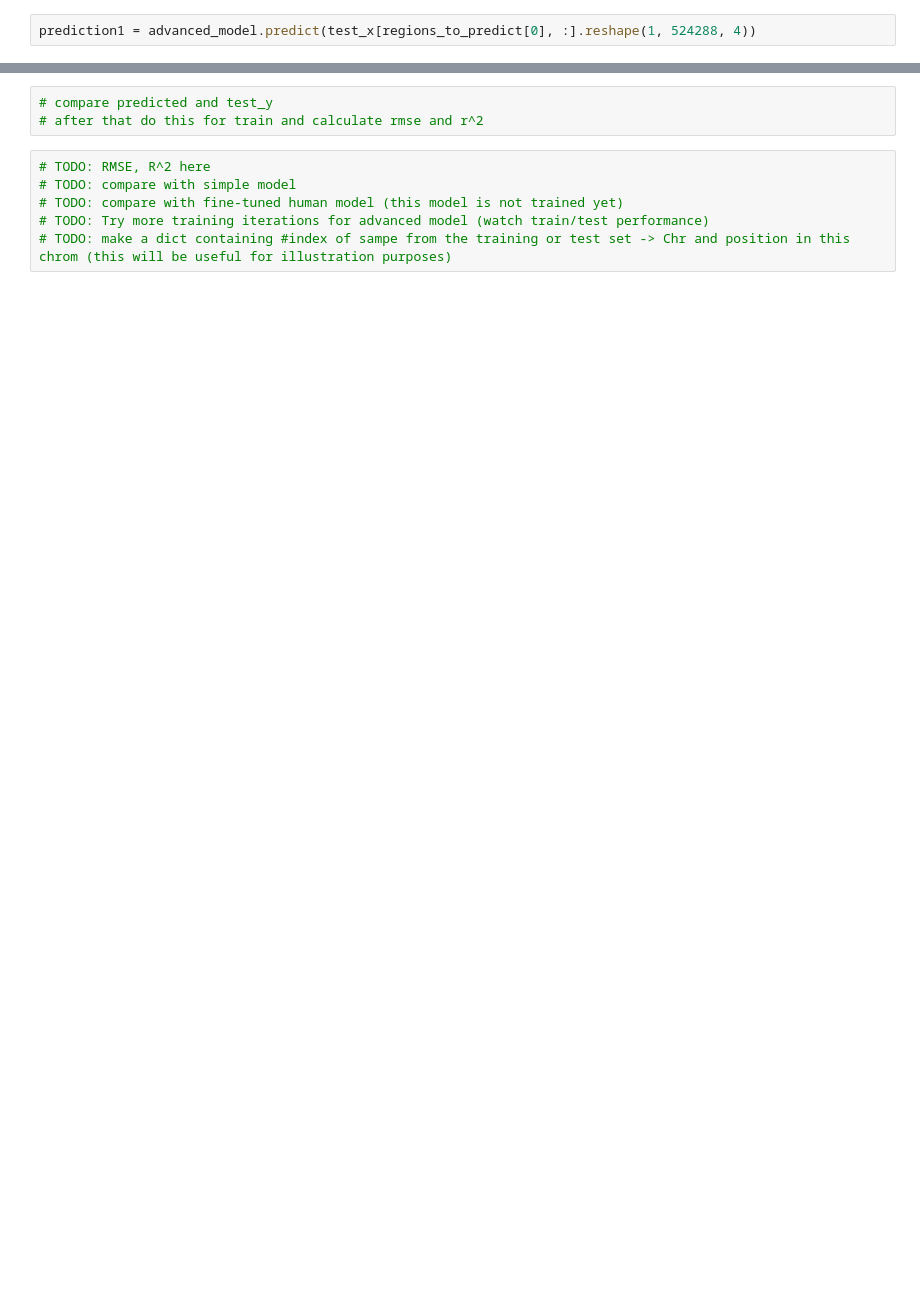
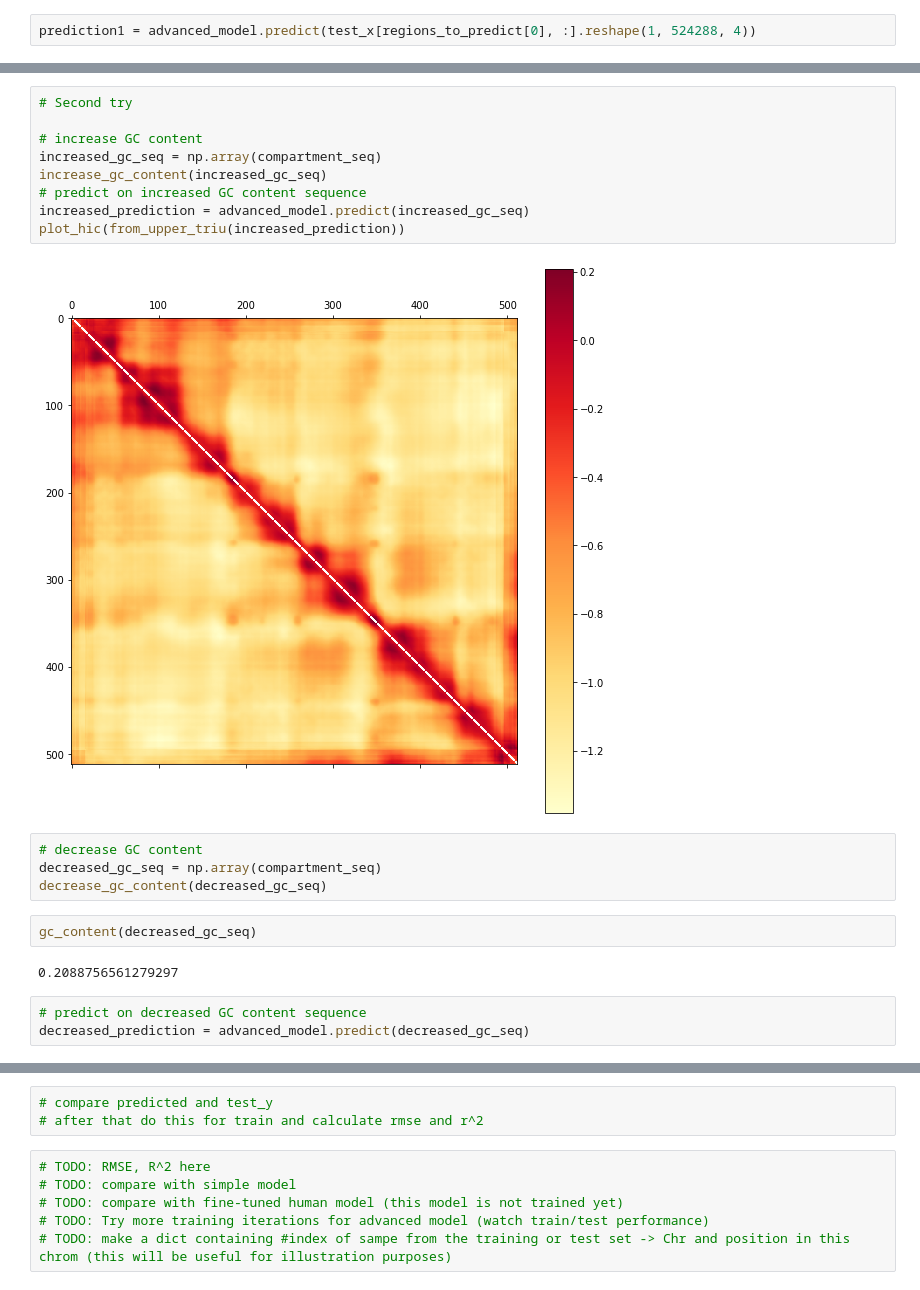
Before and after one commit to NeilAlishev/HiCPredictor, a Jupyter notebook: PredictionResults.ipynb, the cells around one changed output, grey strips where cells are left out. Cells and saved outputs as stored; diff of their text form; blank space fills up the shorter version.

```diff
--- a/PredictionResults.ipynb
+++ b/PredictionResults.ipynb
@@ -83,0 +157,22 @@ plot_hic(from_upper_triu(test_y[regions_to_predict[0], :].reshape(1, 130305, 1))
+# %%
+# Second try
+
+# increase GC content
+increased_gc_seq = np.array(compartment_seq)
+increase_gc_content(increased_gc_seq)
+# predict on increased GC content sequence
+increased_prediction = advanced_model.predict(increased_gc_seq)
+plot_hic(from_upper_triu(increased_prediction))
+# %% [output]
+[figure, added]
+# %%
+# decrease GC content
+decreased_gc_seq = np.array(compartment_seq)
+decrease_gc_content(decreased_gc_seq)
+# %%
+gc_content(decreased_gc_seq)
+# %% [output]
+0.2088756561279297
+# %%
+# predict on decreased GC content sequence
+decreased_prediction = advanced_model.predict(decreased_gc_seq)
```
Also changed, not shown: parts of 24 cells of this notebook, 2 other files.
